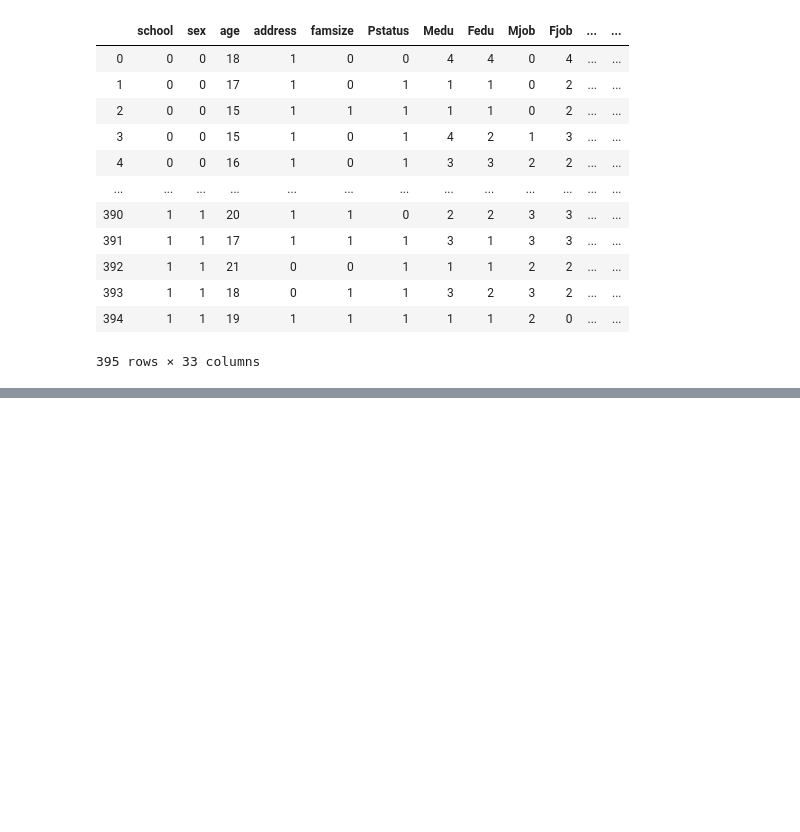
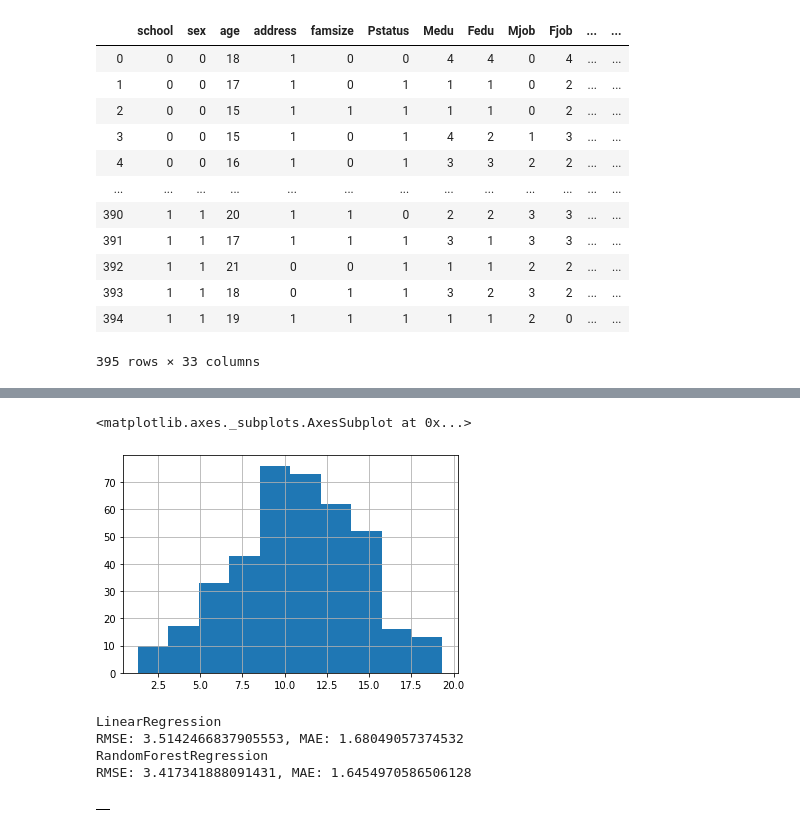
Before and after one commit to kangmincho1/Side-Projects, a Jupyter notebook: regression.ipynb, the cells around one changed output, grey strips where cells are left out. Drawn from its saved outputs; the diff is of its cells as text; code cells hidden in the pictures; blank space fills up the shorter version.

```diff
--- a/regression.ipynb
+++ b/regression.ipynb
@@ -75,0 +78,3 @@ df
+# %%
+df['grade'] = (df['G1'] + df['G2'] + df['G3']) / 3
+df
@@ -75,0 +95,3 @@ df
+# %%
+df.drop(['G1', 'G2', 'G3'], axis=1, inplace=True)
+df
@@ -75,0 +112,8 @@ df
+# %%
+features = df.drop('grade', axis=1, inplace=False)
+target = df['grade']
+
+target.hist()
+# %% [output]
+<matplotlib.axes._subplots.AxesSubplot at 0x...>
+[figure, added]
@@ -75,0 +175,9 @@ df
+# %%
+get_linear_reg_eval('LinearRegression', params=alphas, X_data_n=features, index_n=features.columns, y_target_n=target)
+get_linear_reg_eval('RandomForestRegression', params=alphas, X_data_n=features, index_n=features.columns, y_target_n=target)
+# %% [output]
+LinearRegression
+RMSE: 3.5142466837905553, MAE: 1.68049057374532
+RandomForestRegression
+RMSE: 3.417341888091431, MAE: 1.6454970586506128
+|  |
```
Also changed, not shown: parts of 11 cells of this notebook.
